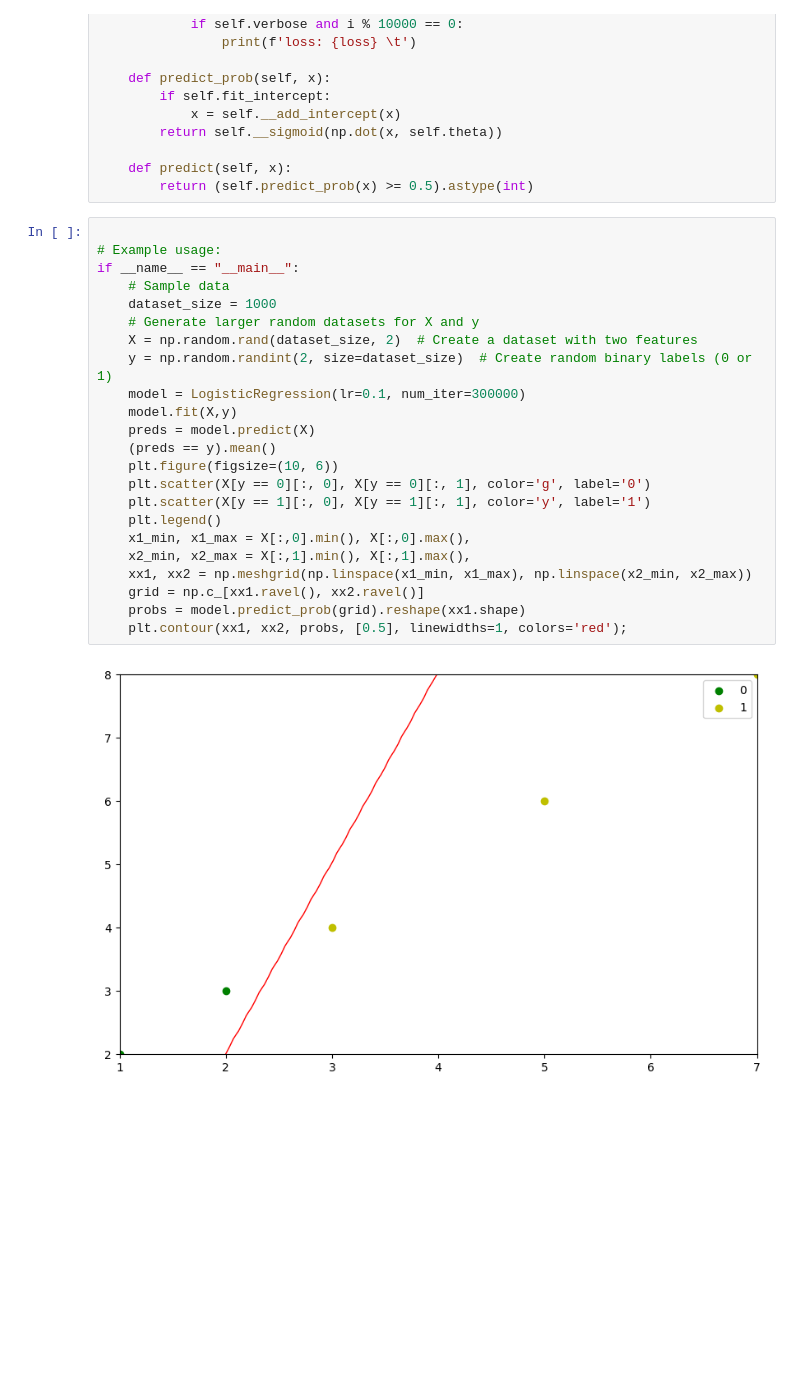
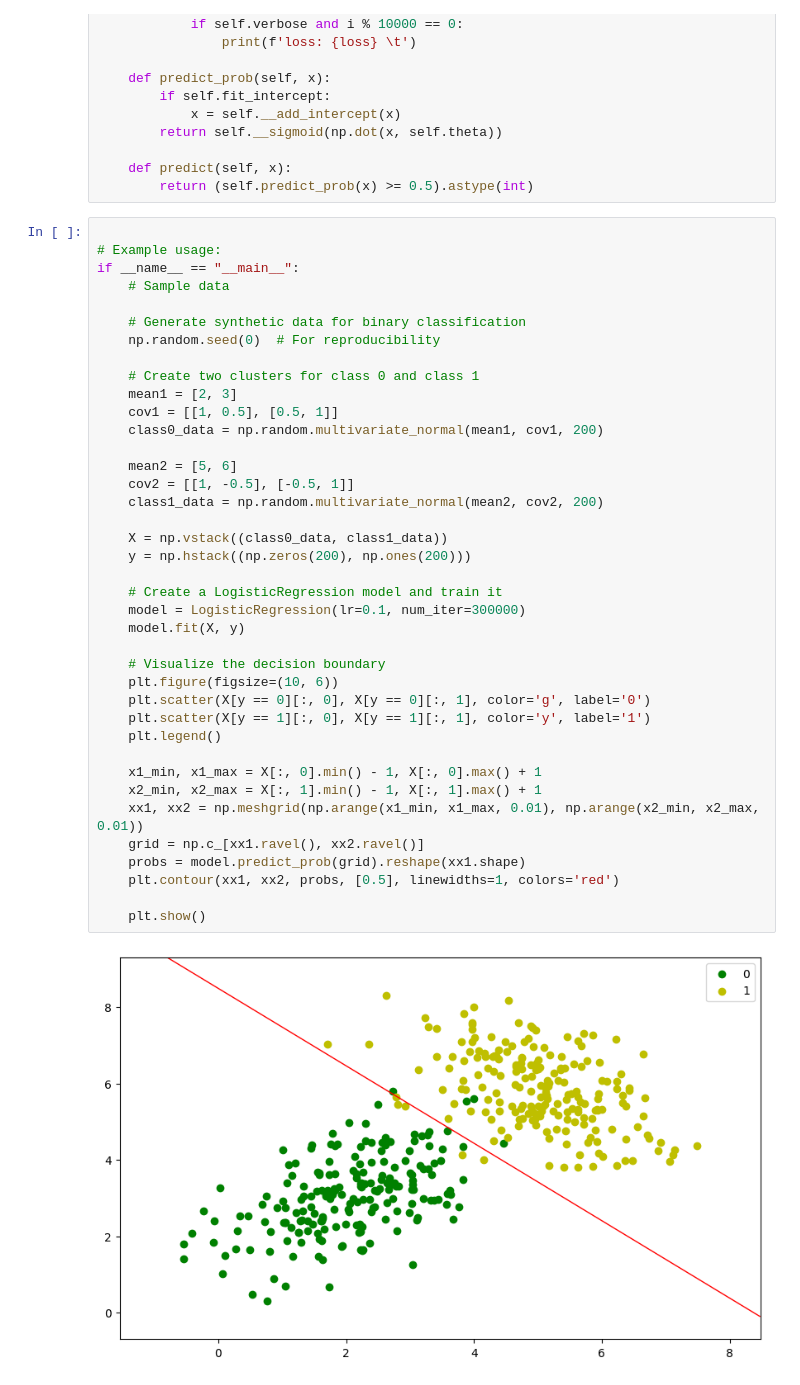
Before and after one commit to NutrinoDaya/Machine-Learning, a Jupyter notebook: Supervised Machine Learning/Logistic Regression/LogisticRegressionImp2.ipynb, the cells around one changed output. Cells and saved outputs as stored; diff of their text form; blank space fills up the shorter version.

```diff
--- a/Supervised Machine Learning/Logistic Regression/LogisticRegressionImp2.ipynb
+++ b/Supervised Machine Learning/Logistic Regression/LogisticRegressionImp2.ipynb
@@ -45,25 +45,41 @@ class LogisticRegression:
 # %%
 
 # Example usage:
 if __name__ == "__main__":
     # Sample data
-    dataset_size = 1000
-    # Generate larger random datasets for X and y
-    X = np.random.rand(dataset_size, 2)  # Create a dataset with two features
-    y = np.random.randint(2, size=dataset_size)  # Create random binary labels (0 or 1)
+
+    # Generate synthetic data for binary classification
+    np.random.seed(0)  # For reproducibility
+
+    # Create two clusters for class 0 and class 1
+    mean1 = [2, 3]
+    cov1 = [[1, 0.5], [0.5, 1]]
+    class0_data = np.random.multivariate_normal(mean1, cov1, 200)
+
+    mean2 = [5, 6]
+    cov2 = [[1, -0.5], [-0.5, 1]]
+    class1_data = np.random.multivariate_normal(mean2, cov2, 200)
+
+    X = np.vstack((class0_data, class1_data))
+    y = np.hstack((np.zeros(200), np.ones(200)))
+
+    # Create a LogisticRegression model and train it
     model = LogisticRegression(lr=0.1, num_iter=300000)
-    model.fit(X,y)
-    preds = model.predict(X)
-    (preds == y).mean()
+    model.fit(X, y)
+
+    # Visualize the decision boundary
     plt.figure(figsize=(10, 6))
     plt.scatter(X[y == 0][:, 0], X[y == 0][:, 1], color='g', label='0')
     plt.scatter(X[y == 1][:, 0], X[y == 1][:, 1], color='y', label='1')
     plt.legend()
-    x1_min, x1_max = X[:,0].min(), X[:,0].max(),
-    x2_min, x2_max = X[:,1].min(), X[:,1].max(),
-    xx1, xx2 = np.meshgrid(np.linspace(x1_min, x1_max), np.linspace(x2_min, x2_max))
+
+    x1_min, x1_max = X[:, 0].min() - 1, X[:, 0].max() + 1
+    x2_min, x2_max = X[:, 1].min() - 1, X[:, 1].max() + 1
+    xx1, xx2 = np.meshgrid(np.arange(x1_min, x1_max, 0.01), np.arange(x2_min, x2_max, 0.01))
     grid = np.c_[xx1.ravel(), xx2.ravel()]
     probs = model.predict_prob(grid).reshape(xx1.shape)
-    plt.contour(xx1, xx2, probs, [0.5], linewidths=1, colors='red');
+    plt.contour(xx1, xx2, probs, [0.5], linewidths=1, colors='red')
+
+    plt.show()
 # %% [output]
-[figure, old version]
+[figure, new version]
```
Also changed, not shown: 4 other files.
